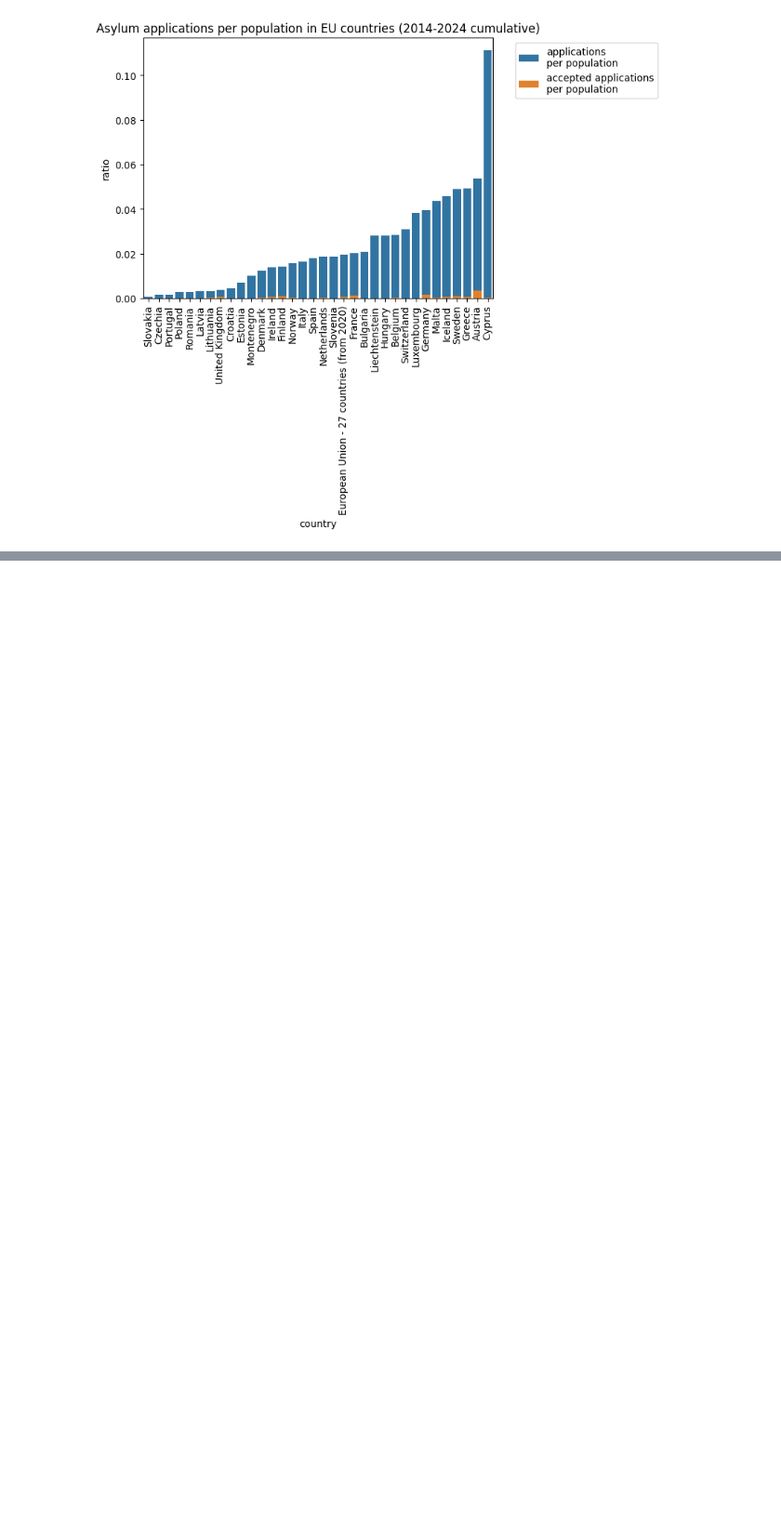
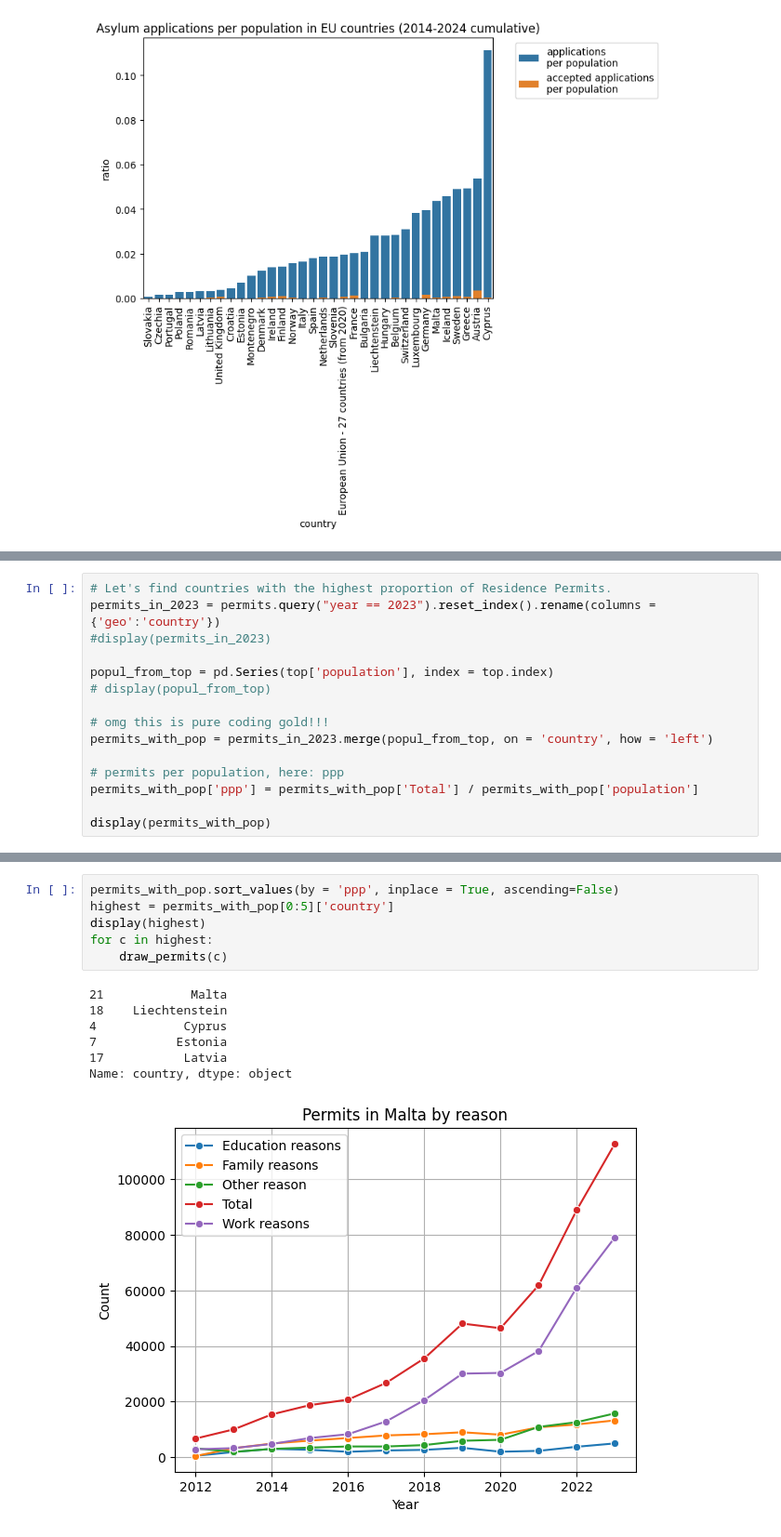
Before and after one commit to jatofi-official/migration-eu-analysis, a Jupyter notebook: Notebooks/asylum_ado_.ipynb, the cells around one changed output, grey strips where cells are left out. Shown at 93% size. Saved outputs shown, nothing was run; the diff lists cells and outputs as text; blank space fills up the shorter version.

```diff
--- a/Notebooks/asylum_ado_.ipynb
+++ b/Notebooks/asylum_ado_.ipynb
@@ -149,0 +363,15 @@ pass
+# %%
+# Let's find countries with the highest proportion of Residence Permits.
+permits_in_2023 = permits.query("year == 2023").reset_index().rename(columns = {'geo':'country'})
+#display(permits_in_2023)
+
+popul_from_top = pd.Series(top['population'], index = top.index)
+# display(popul_from_top)
+
+# omg this is pure coding gold!!!
+permits_with_pop = permits_in_2023.merge(popul_from_top, on = 'country', how = 'left')
+
+# permits per population, here: ppp
+permits_with_pop['ppp'] = permits_with_pop['Total'] / permits_with_pop['population']
+
+display(permits_with_pop)
@@ -149,0 +396,14 @@ pass
+# %%
+permits_with_pop.sort_values(by = 'ppp', inplace = True, ascending=False)
+highest = permits_with_pop[0:5]['country']
+display(highest)
+for c in highest:
+    draw_permits(c)
+# %% [output]
+21            Malta
+18    Liechtenstein
+4            Cyprus
+7           Estonia
+17           Latvia
+Name: country, dtype: object
+[figure, added]
```
Also changed, not shown: parts of 13 cells of this notebook, 3 other files.
